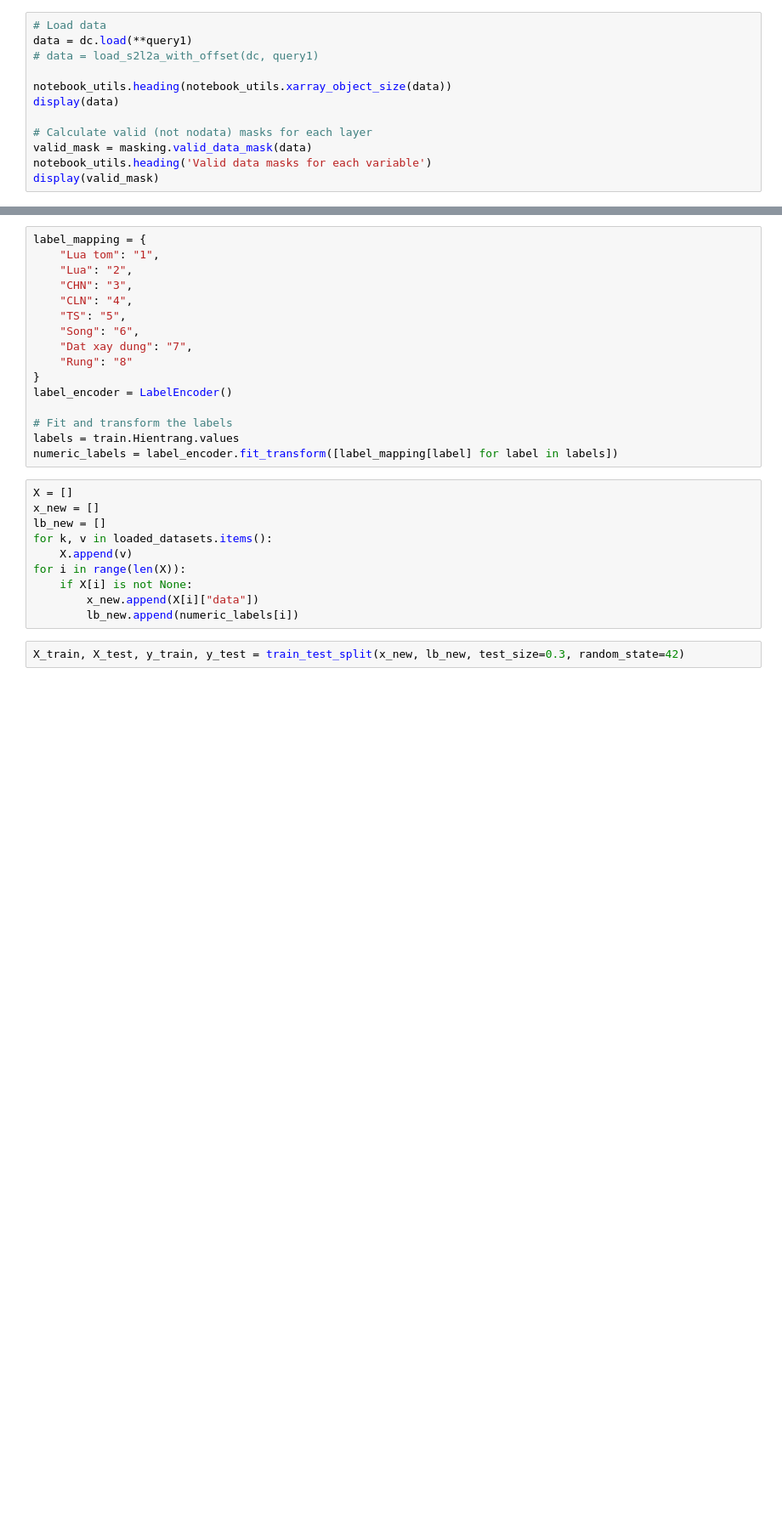
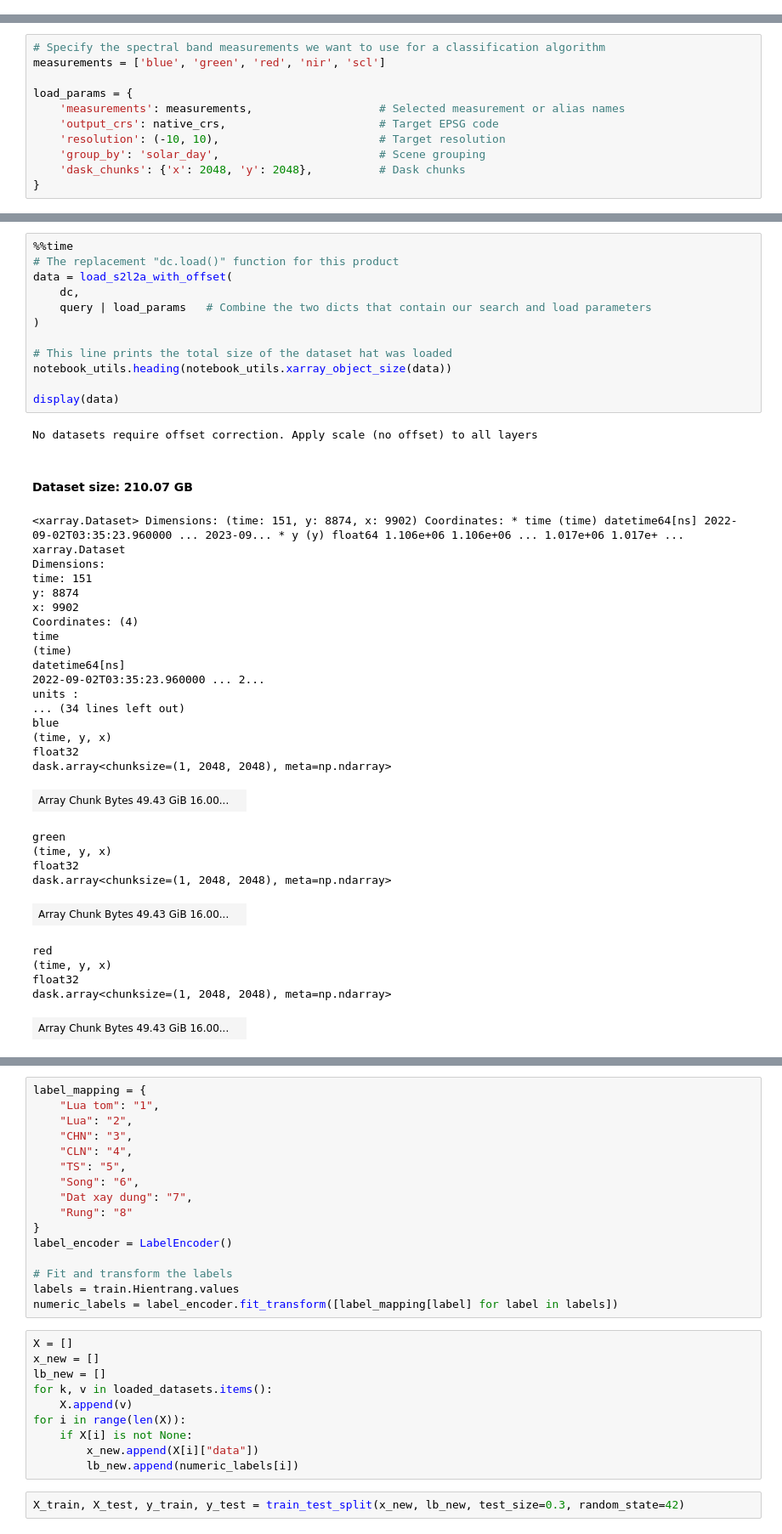
Before and after one commit to nghiadang0312/CSIROBoeingPhase4-Vietnam, a Jupyter notebook: NDVI_train_sen1_sen2.ipynb, the cells around one changed output, grey strips where cells are left out. Shown: that part at 85% size. Cells and saved outputs as stored; diff of their text form; blank space fills up the shorter version.

Commit message:
Updates to NDVI training notebook. Adds markdown and uses Matts offset reader.

```diff
--- a/NDVI_train_sen1_sen2.ipynb
+++ b/NDVI_train_sen1_sen2.ipynb
@@ -122,12 +181,0 @@ query1.update({
-# %%
-# Load data
-data = dc.load(**query1)
-# data = load_s2l2a_with_offset(dc, query1)
-
-notebook_utils.heading(notebook_utils.xarray_object_size(data))
-display(data)
-
-# Calculate valid (not nodata) masks for each layer
-valid_mask = masking.valid_data_mask(data)
-notebook_utils.heading('Valid data masks for each variable')
-display(valid_mask)
@@ -235,0 +189,11 @@ spatial_ref
+# %%
+# Specify the spectral band measurements we want to use for a classification algorithm
+measurements = ['blue', 'green', 'red', 'nir', 'scl']
+
+load_params = {
+    'measurements': measurements,                   # Selected measurement or alias names
+    'output_crs': native_crs,                       # Target EPSG code
+    'resolution': (-10, 10),                        # Target resolution
+    'group_by': 'solar_day',                        # Scene grouping
+    'dask_chunks': {'x': 2048, 'y': 2048},          # Dask chunks
+}
@@ -235,0 +203,43 @@ spatial_ref
+# %%
+%%time
+# The replacement "dc.load()" function for this product
+data = load_s2l2a_with_offset(
+    dc,
+    query | load_params   # Combine the two dicts that contain our search and load parameters
+)
+
+# This line prints the total size of the dataset hat was loaded
+notebook_utils.heading(notebook_utils.xarray_object_size(data))
+
+display(data)
+# %% [output]
+No datasets require offset correction. Apply scale (no offset) to all layers
+Dataset size: 210.07 GB
+<xarray.Dataset> Dimensions: (time: 151, y: 8874, x: 9902) Coordinates: * time (time) datetime64[ns] 2022-09-02T03:35:23.960000 ... 2023-09... * y (y) float64 1.106e+06 1.106e+06 ... 1.017e+06 1.017e+ ...
+xarray.Dataset
+Dimensions:
+time: 151
+y: 8874
+x: 9902
+Coordinates: (4)
+time
+(time)
+datetime64[ns]
+2022-09-02T03:35:23.960000 ... 2...
+units :
+... (34 lines left out)
+blue
+(time, y, x)
+float32
+dask.array<chunksize=(1, 2048, 2048), meta=np.ndarray>
+| Array Chunk Bytes 49.43 GiB 16.00... |  |
+green
+(time, y, x)
+float32
+dask.array<chunksize=(1, 2048, 2048), meta=np.ndarray>
+| Array Chunk Bytes 49.43 GiB 16.00... |  |
+red
+(time, y, x)
+float32
+dask.array<chunksize=(1, 2048, 2048), meta=np.ndarray>
+| Array Chunk Bytes 49.43 GiB 16.00... |  |
```
Also changed, not shown: parts of 49 cells of this notebook, 1 other file.
